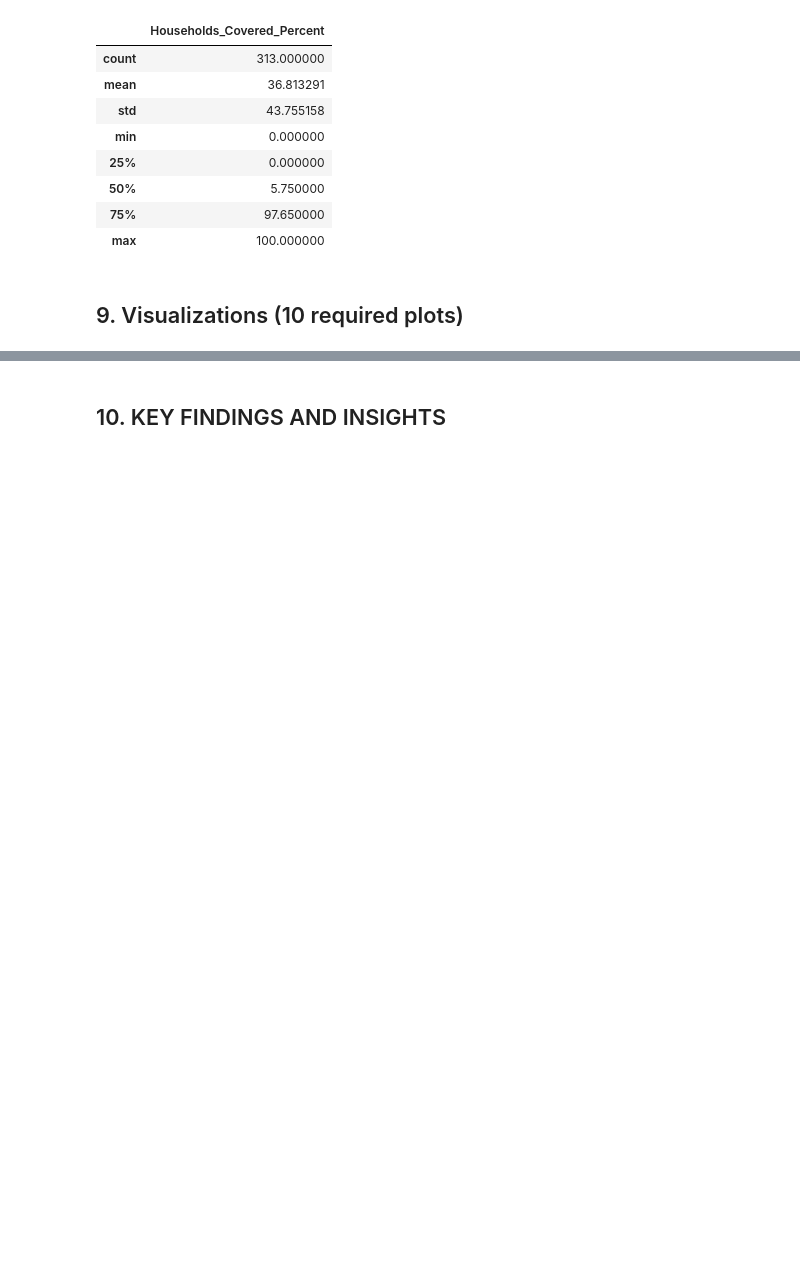
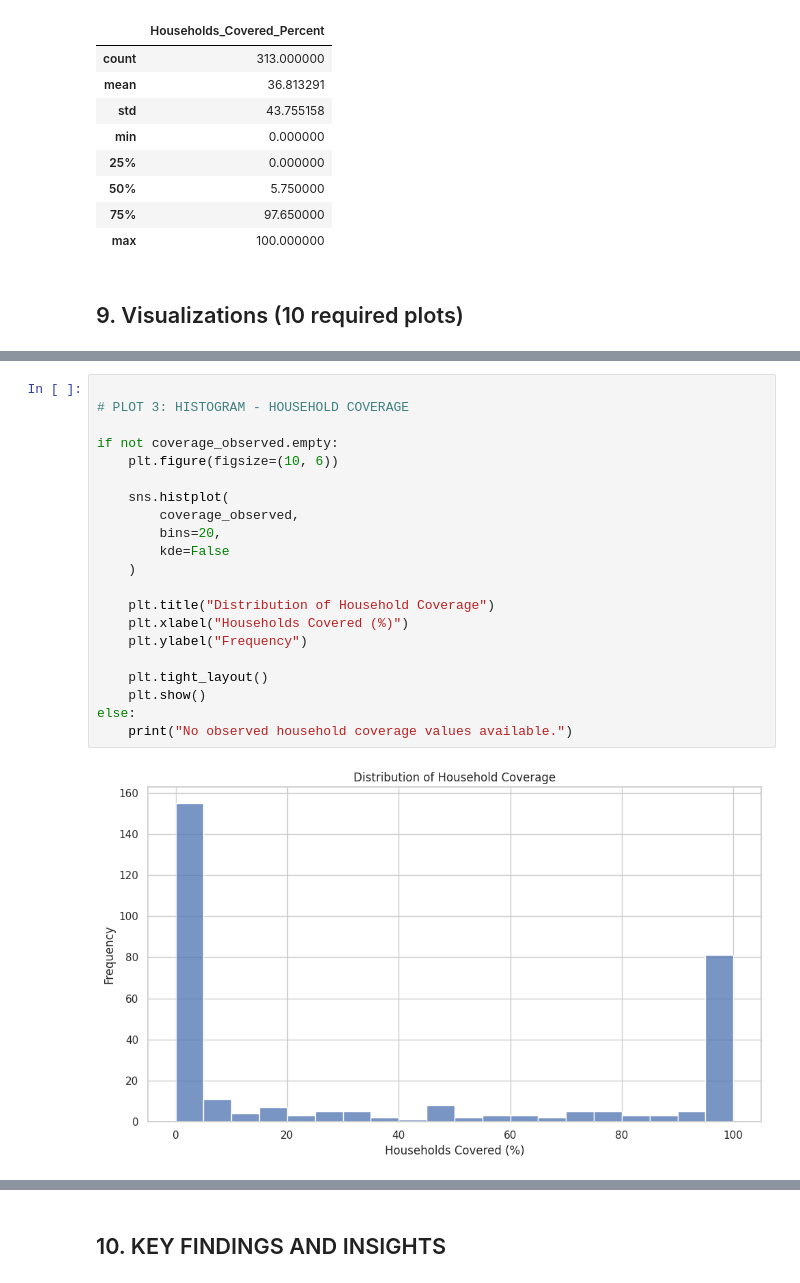
Before and after one commit to Anitha-Naresh/Liquid-Waste-Management_Sample_Data, a Jupyter notebook: MAIN_PROJECT_1.ipynb, the cells around one changed output, grey strips where cells are left out. Cells and saved outputs as stored; diff of their text form; blank space fills up the shorter version.

```diff
--- a/MAIN_PROJECT_1.ipynb
+++ b/MAIN_PROJECT_1.ipynb
@@ -576,0 +542,23 @@ else:
+# %%
+
+# PLOT 3: HISTOGRAM - HOUSEHOLD COVERAGE
+
+if not coverage_observed.empty:
+    plt.figure(figsize=(10, 6))
+
+    sns.histplot(
+        coverage_observed,
+        bins=20,
+        kde=False
+    )
+
+    plt.title("Distribution of Household Coverage")
+    plt.xlabel("Households Covered (%)")
+    plt.ylabel("Frequency")
+
+    plt.tight_layout()
+    plt.show()
+else:
+    print("No observed household coverage values available.")
+# %% [output]
+[figure, added]
```
Also changed, not shown: parts of 14 cells of this notebook.
